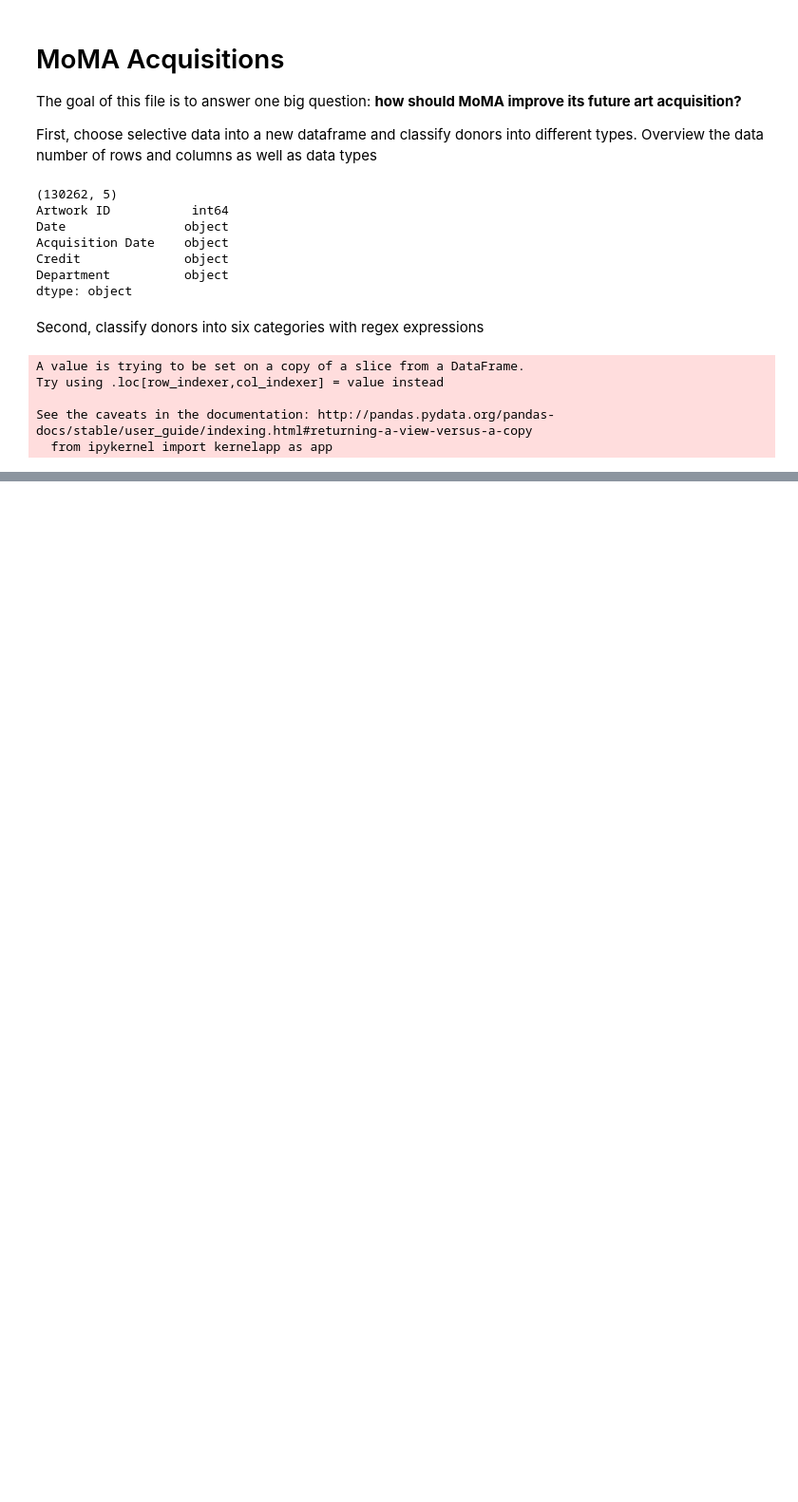
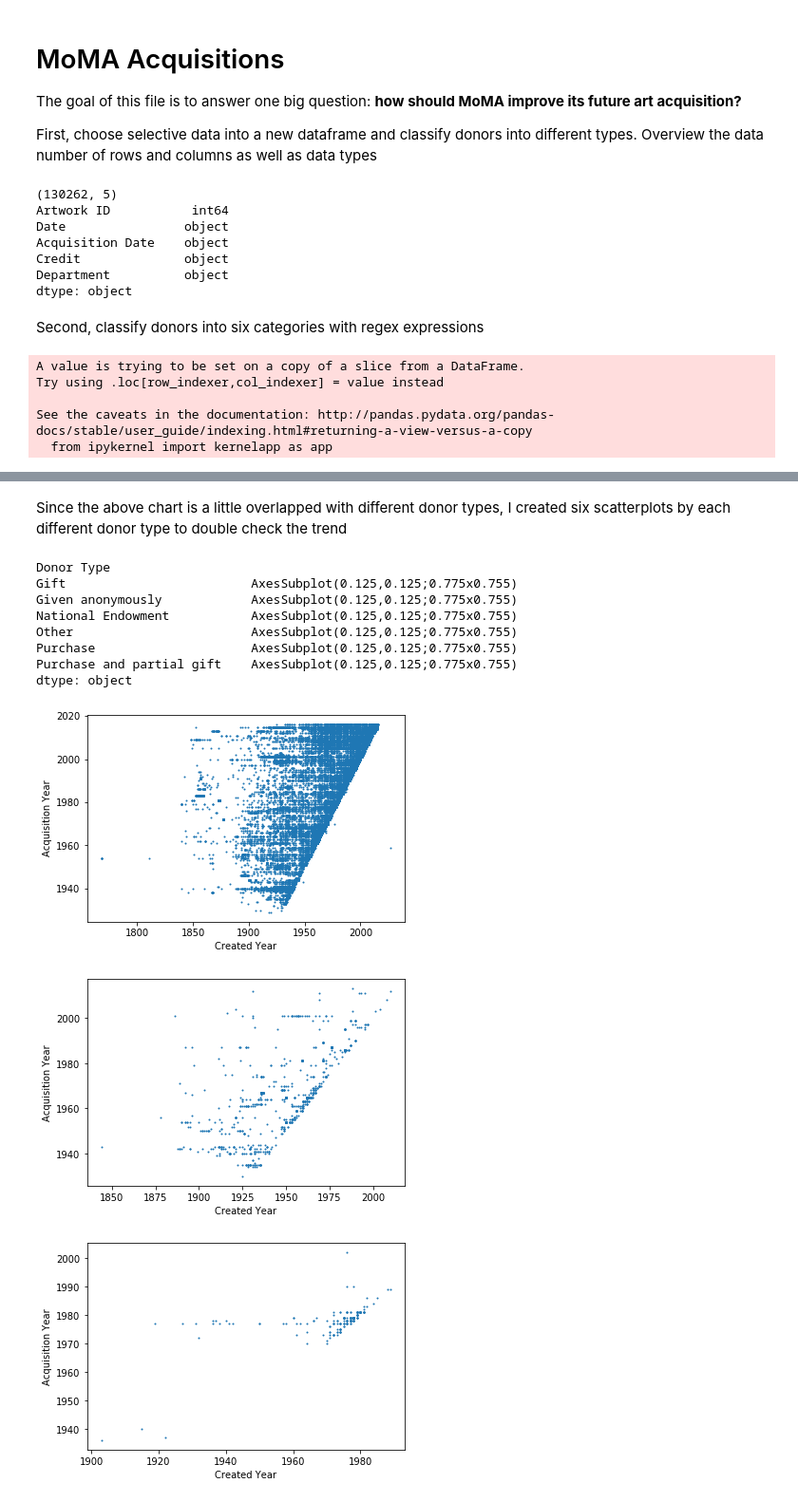
Before and after one commit to Liulinya/masterPython, a Jupyter notebook: MSSP 628 Final Project/Liu_607 Final Project.ipynb, the cells around one changed output, grey strips where cells are left out. Shown at 95% size. Drawn from its saved outputs; the diff is of its cells as text; code cells hidden in the pictures; blank space fills up the shorter version.

```diff
--- a/MSSP 628 Final Project/Liu_607 Final Project.ipynb
+++ b/MSSP 628 Final Project/Liu_607 Final Project.ipynb
@@ -82,0 +216,16 @@ Name: Acquisition Date, Length: 130262, dtype: object
+# %% [markdown]
+Since the above chart is a little overlapped with different donor types, I created six scatterplots by each different donor type to double check the trend
+# %%
+artwork.groupby("Donor Type").plot.scatter(x="Created Year",y="Acquisition Year", s=1)
+# %% [output]
+Donor Type
+Gift                         AxesSubplot(0.125,0.125;0.775x0.755)
+Given anonymously            AxesSubplot(0.125,0.125;0.775x0.755)
+National Endowment           AxesSubplot(0.125,0.125;0.775x0.755)
+Other                        AxesSubplot(0.125,0.125;0.775x0.755)
+Purchase                     AxesSubplot(0.125,0.125;0.775x0.755)
+Purchase and partial gift    AxesSubplot(0.125,0.125;0.775x0.755)
+dtype: object
+[figure, added]
+[figure, added]
+[figure, added]
```
Also changed, not shown: parts of 27 cells of this notebook.
